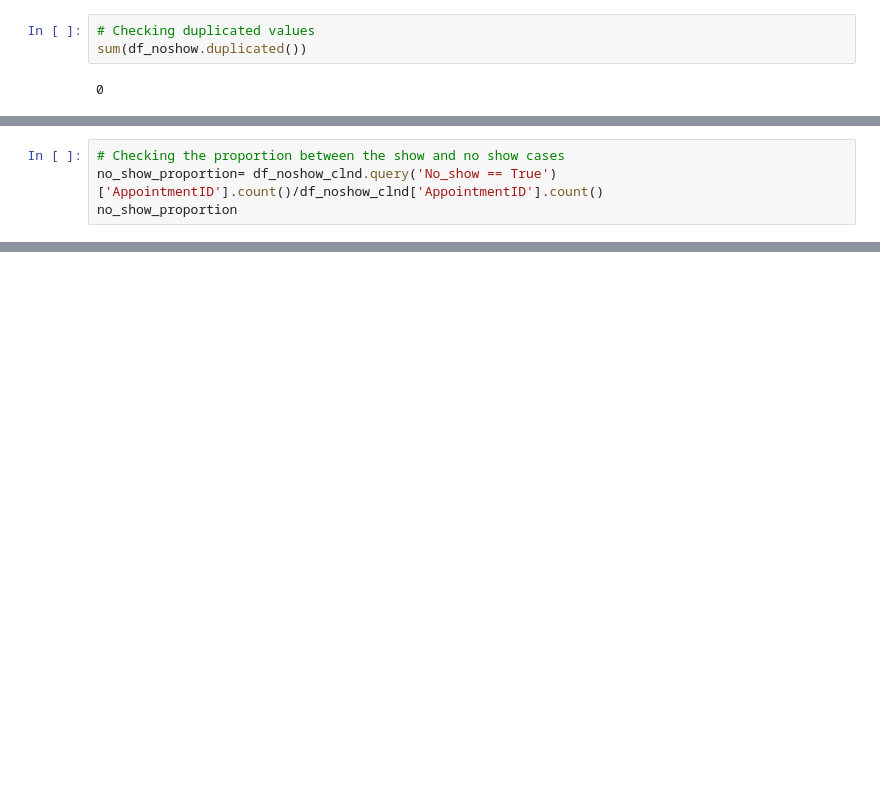
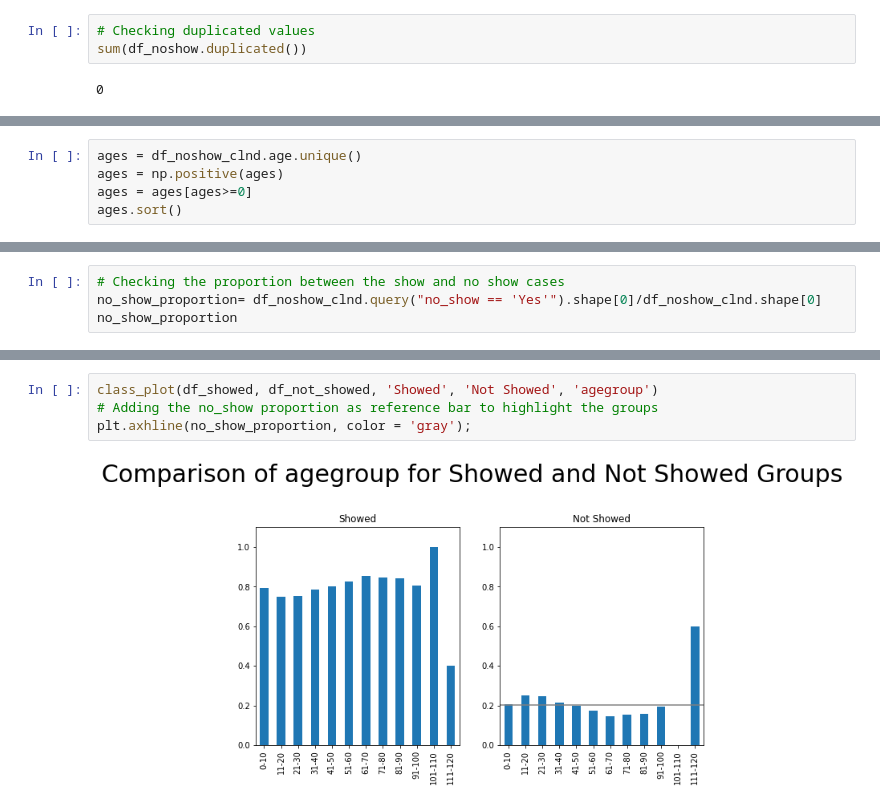
Before and after one commit to luiziurk/python_scripts, a Jupyter notebook: Datasets/project_2/Project 2_Udacity.ipynb, the cells around one changed output, grey strips where cells are left out. Cells and saved outputs as stored; diff of their text form; blank space fills up the shorter version.

```diff
--- a/Datasets/project_2/Project 2_Udacity.ipynb
+++ b/Datasets/project_2/Project 2_Udacity.ipynb
@@ -138,0 +352,5 @@ df_noshow_clnd.describe()
+# %%
+ages = df_noshow_clnd.age.unique()
+ages = np.positive(ages)
+ages = ages[ages>=0]
+ages.sort()
@@ -141,5 +402,5 @@ df_noshow_clnd.describe()
 # %%
 # Checking the proportion between the show and no show cases
-no_show_proportion= df_noshow_clnd.query('No_show == True')['AppointmentID'].count()/df_noshow_clnd['AppointmentID'].count()
+no_show_proportion= df_noshow_clnd.query("no_show == 'Yes'").shape[0]/df_noshow_clnd.shape[0]
 no_show_proportion
 # %% [output]
@@ -176,0 +430,6 @@ def bin_names(bin_list):
+# %%
+class_plot(df_showed, df_not_showed, 'Showed', 'Not Showed', 'agegroup')
+# Adding the no_show proportion as reference bar to highlight the groups
+plt.axhline(no_show_proportion, color = 'gray');
+# %% [output]
+[figure, added]
```
Also changed, not shown: parts of 56 cells of this notebook.
